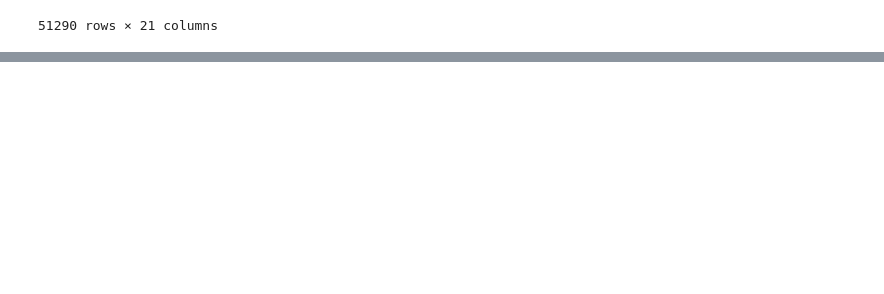
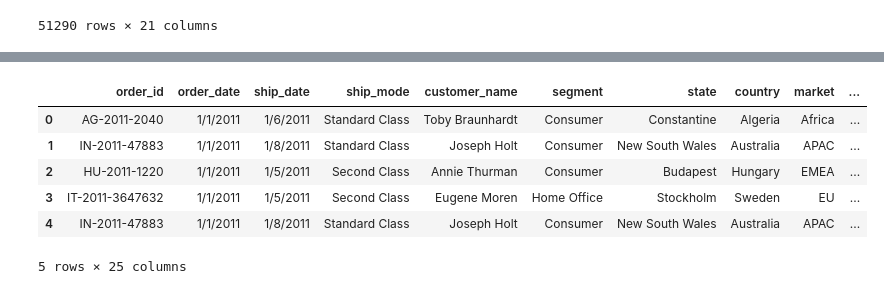
Before and after one commit to pranshuchaurasia/data-science-bootcamp, a Jupyter notebook: python-advanced/pandas class 3.ipynb, the cells around one changed output, grey strips where cells are left out. Cells and saved outputs as stored; diff of their text form; code cells hidden in the pictures; blank space fills up the shorter version.

```diff
--- a/python-advanced/pandas class 3.ipynb
+++ b/python-advanced/pandas class 3.ipynb
@@ -297,0 +328,10 @@ df_sales
+# %%
+def quantity_flag(a) :
+    if  a < 10 :
+        return 'low'
+    elif a >10 and a <20 :
+        return 'medium'
+    else :
+        return 'high'
+# %%
+df_sales['flag_quantity']= df_sales['quantity'].apply(quantity_flag)
@@ -297,0 +359,12 @@ df_sales
+# %%
+df_sales['square_quantity'] = df_sales['quantity'].apply(lambda a : a**2)
+# %%
+df_sales.head()
+# %% [output]
+|  | order_id | order_date | ship_date | ship_mode | customer_name | segment | state | country | market | ... |
+| 0 | AG-2011-2040 | 1/1/2011 | 1/6/2011 | Standard Class | Toby Braunhardt | Consumer | Constantine | Algeria | Africa | ... |
+| 1 | IN-2011-47883 | 1/1/2011 | 1/8/2011 | Standard Class | Joseph Holt | Consumer | New South Wales | Australia | APAC | ... |
+| 2 | HU-2011-1220 | 1/1/2011 | 1/5/2011 | Second Class | Annie Thurman | Consumer | Budapest | Hungary | EMEA | ... |
+| 3 | IT-2011-3647632 | 1/1/2011 | 1/5/2011 | Second Class | Eugene Moren | Home Office | Stockholm | Sweden | EU | ... |
+| 4 | IN-2011-47883 | 1/1/2011 | 1/8/2011 | Standard Class | Joseph Holt | Consumer | New South Wales | Australia | APAC | ... |
+5 rows × 25 columns
```
Also changed, not shown: parts of 6 cells of this notebook.
